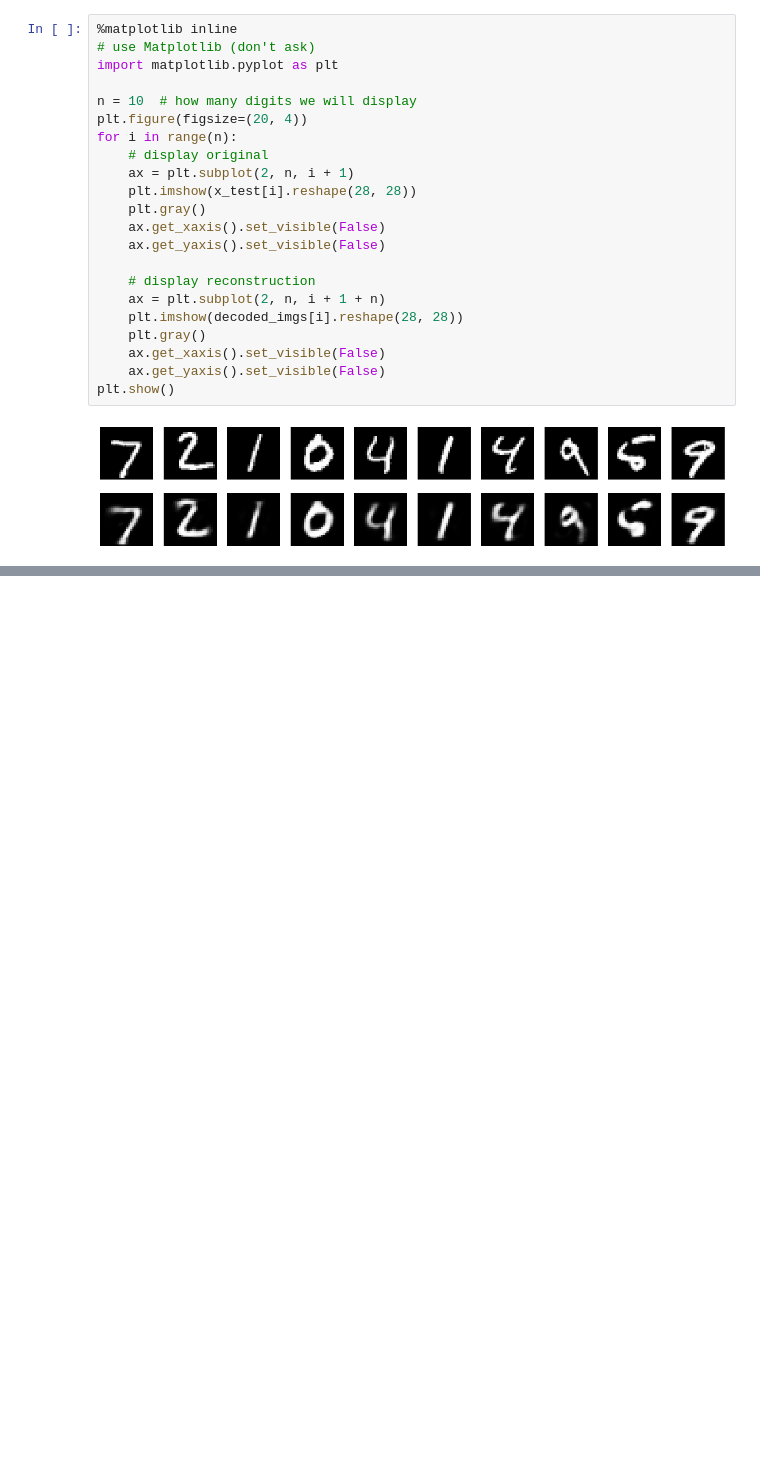
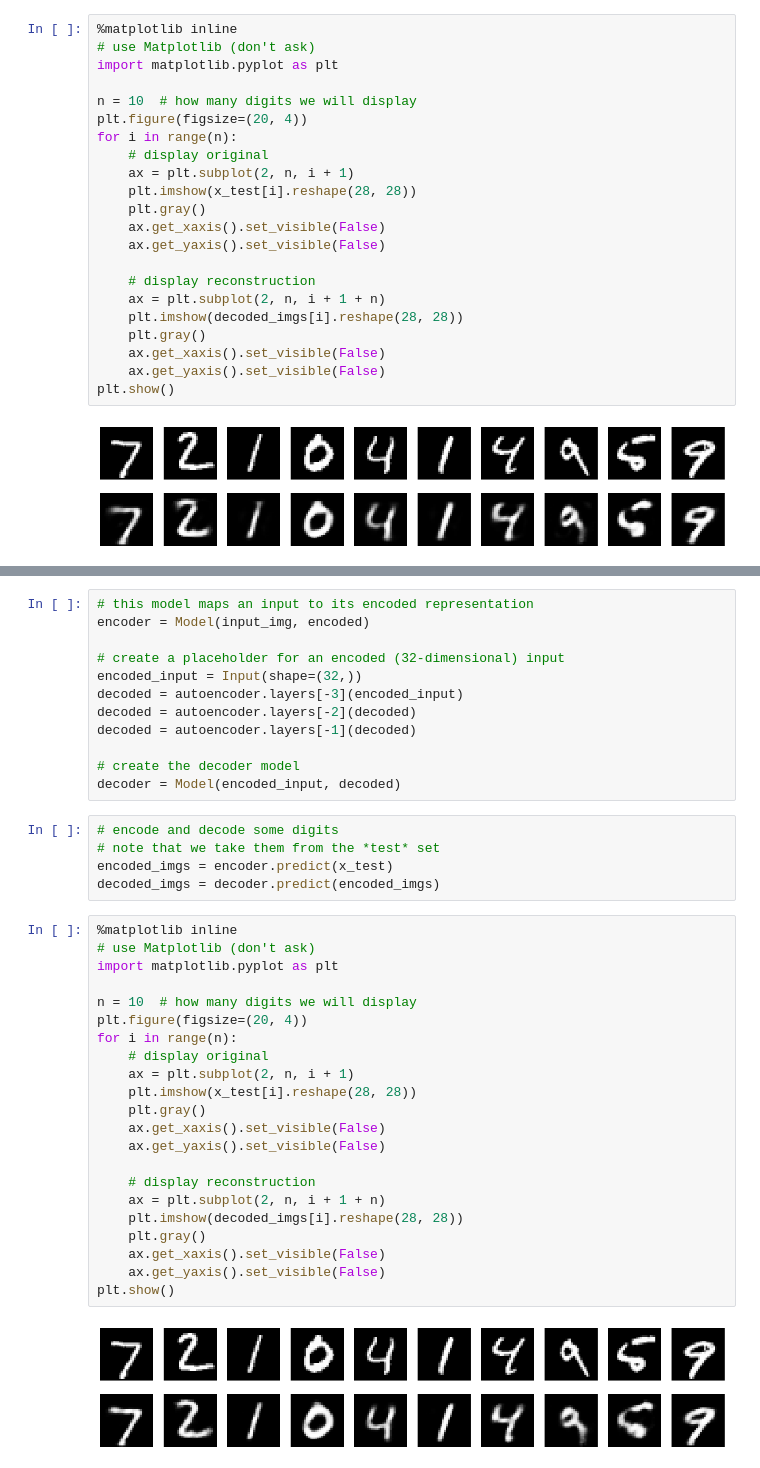
Before and after one commit to jonghkim/financial-time-series-prediction-v1, a Jupyter notebook: Module4/Hands-on-Labs/Lab_Stacked_Auto_Encoder.ipynb, the cells around one changed output, grey strips where cells are left out. Cells and saved outputs as stored; diff of their text form; blank space fills up the shorter version.

```diff
--- a/Module4/Hands-on-Labs/Lab_Stacked_Auto_Encoder.ipynb
+++ b/Module4/Hands-on-Labs/Lab_Stacked_Auto_Encoder.ipynb
@@ -235,0 +280,41 @@ plt.show()
+# %%
+# this model maps an input to its encoded representation
+encoder = Model(input_img, encoded)
+
+# create a placeholder for an encoded (32-dimensional) input
+encoded_input = Input(shape=(32,))
+decoded = autoencoder.layers[-3](encoded_input)
+decoded = autoencoder.layers[-2](decoded)
+decoded = autoencoder.layers[-1](decoded)
+
+# create the decoder model
+decoder = Model(encoded_input, decoded)
+# %%
+# encode and decode some digits
+# note that we take them from the *test* set
+encoded_imgs = encoder.predict(x_test)
+decoded_imgs = decoder.predict(encoded_imgs)
+# %%
+%matplotlib inline
+# use Matplotlib (don't ask)
+import matplotlib.pyplot as plt
+
+n = 10  # how many digits we will display
+plt.figure(figsize=(20, 4))
+for i in range(n):
+    # display original
+    ax = plt.subplot(2, n, i + 1)
+    plt.imshow(x_test[i].reshape(28, 28))
+    plt.gray()
+    ax.get_xaxis().set_visible(False)
+    ax.get_yaxis().set_visible(False)
+
+    # display reconstruction
+    ax = plt.subplot(2, n, i + 1 + n)
+    plt.imshow(decoded_imgs[i].reshape(28, 28))
+    plt.gray()
+    ax.get_xaxis().set_visible(False)
+    ax.get_yaxis().set_visible(False)
+plt.show()
+# %% [output]
+[figure, added]
```
Also changed, not shown: parts of 4 cells of this notebook, 3 other files.
